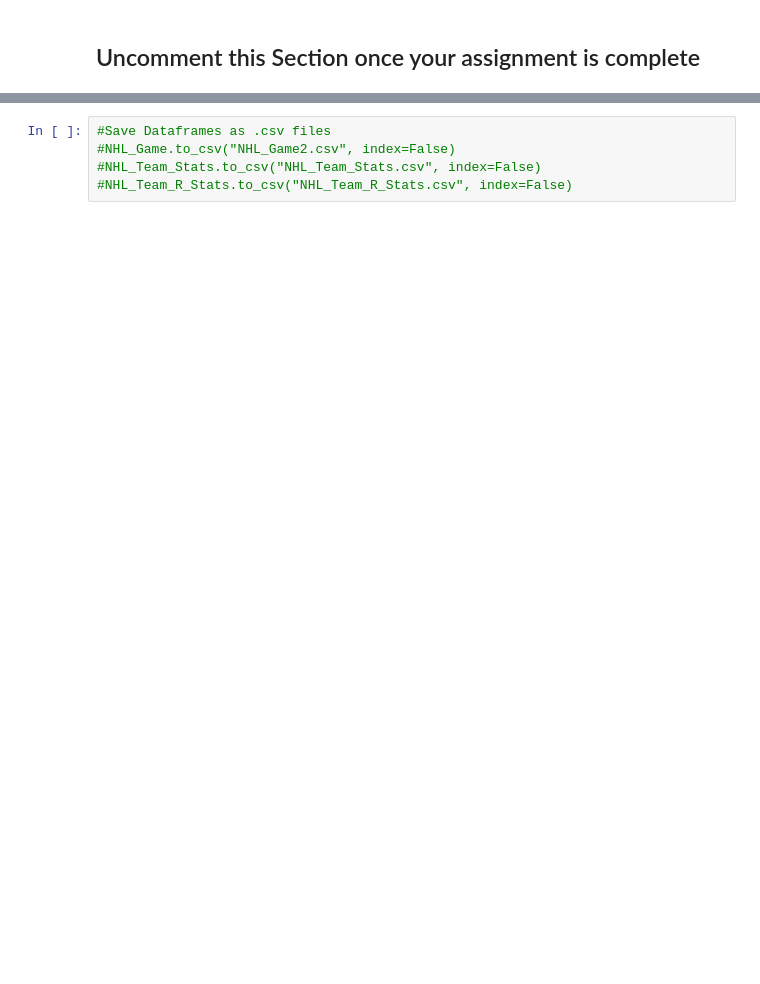
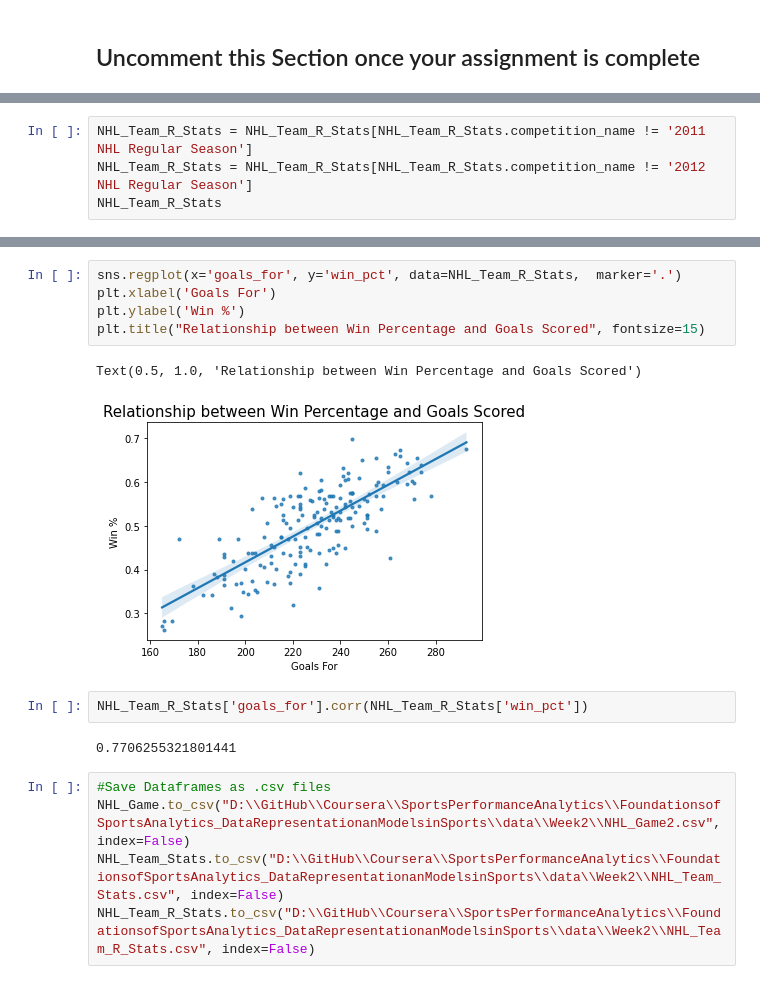
Before and after one commit to mattyough25/Coursera, a Jupyter notebook: SportsPerformanceAnalytics/FoundationsofSportsAnalytics_DataRepresentationanModelsinSports/python notebooks/Week2/Week 2 Assignment.ipynb, the cells around one changed output, grey strips where cells are left out. Saved outputs shown, nothing was run; the diff lists cells and outputs as text; blank space fills up the shorter version.

Commit message:
Finished week 2 assignments

```diff
--- a/SportsPerformanceAnalytics/FoundationsofSportsAnalytics_DataRepresentationanModelsinSports/python notebooks/Week2/Week 2 Assignment.ipynb
+++ b/SportsPerformanceAnalytics/FoundationsofSportsAnalytics_DataRepresentationanModelsinSports/python notebooks/Week2/Week 2 Assignment.ipynb
@@ -368,0 +460,4 @@ NHL_Team_R_Stats
+# %%
+NHL_Team_R_Stats = NHL_Team_R_Stats[NHL_Team_R_Stats.competition_name != '2011 NHL Regular Season']
+NHL_Team_R_Stats = NHL_Team_R_Stats[NHL_Team_R_Stats.competition_name != '2012 NHL Regular Season']
+NHL_Team_R_Stats
@@ -369,5 +478,17 @@ NHL_Team_R_Stats
+# %%
+sns.regplot(x='goals_for', y='win_pct', data=NHL_Team_R_Stats,  marker='.')
+plt.xlabel('Goals For')
+plt.ylabel('Win %')
+plt.title("Relationship between Win Percentage and Goals Scored", fontsize=15)
+# %% [output]
+Text(0.5, 1.0, 'Relationship between Win Percentage and Goals Scored')
+[figure, added]
+# %%
+NHL_Team_R_Stats['goals_for'].corr(NHL_Team_R_Stats['win_pct'])
+# %% [output]
+0.7706255321801441
 # %%
 #Save Dataframes as .csv files
-#NHL_Game.to_csv("NHL_Game2.csv", index=False)
-#NHL_Team_Stats.to_csv("NHL_Team_Stats.csv", index=False)
-#NHL_Team_R_Stats.to_csv("NHL_Team_R_Stats.csv", index=False)
+NHL_Game.to_csv("D:\\GitHub\\Coursera\\SportsPerformanceAnalytics\\FoundationsofSportsAnalytics_DataRepresentationanModelsinSports\\data\\Week2\\NHL_Game2.csv", index=False)
+NHL_Team_Stats.to_csv("D:\\GitHub\\Coursera\\SportsPerformanceAnalytics\\FoundationsofSportsAnalytics_DataRepresentationanModelsinSports\\data\\Week2\\NHL_Team_Stats.csv", index=False)
+NHL_Team_R_Stats.to_csv("D:\\GitHub\\Coursera\\SportsPerformanceAnalytics\\FoundationsofSportsAnalytics_DataRepresentationanModelsinSports\\data\\Week2\\NHL_Team_R_Stats.csv", index=False)
```
Also changed, not shown: parts of 9 cells of this notebook, 5 other files.
